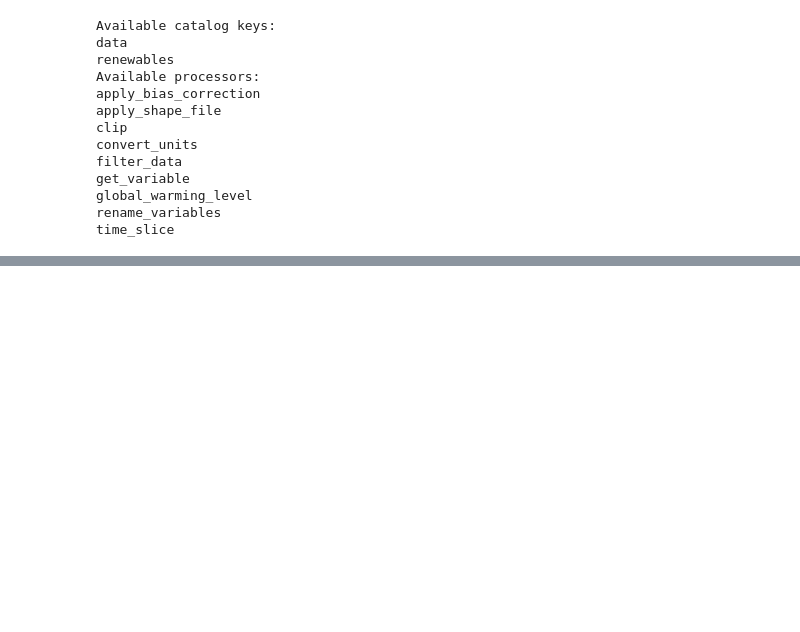
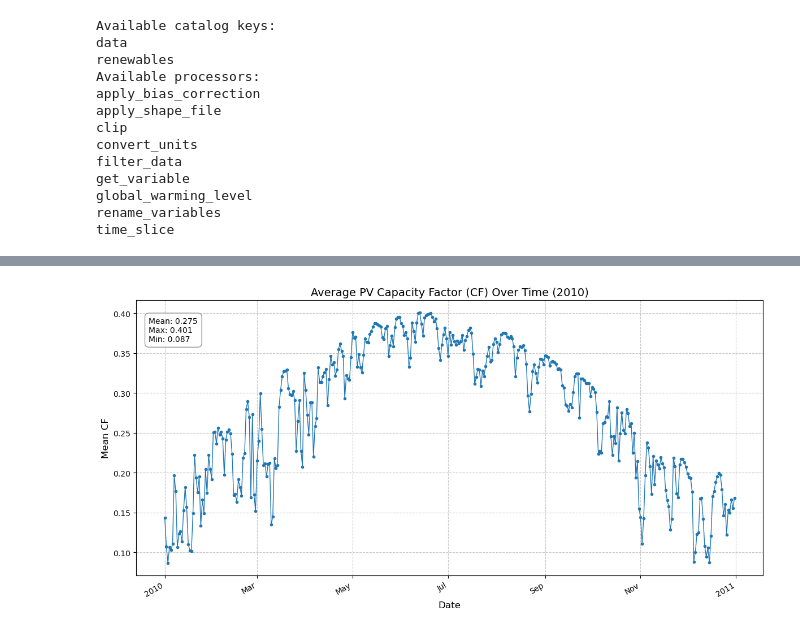
Before and after one commit to cal-adapt/climakitae, a Jupyter notebook: test.ipynb, the cells around one changed output, grey strips where cells are left out. Cells and saved outputs as stored; diff of their text form; code cells hidden in the pictures; blank space fills up the shorter version.

```diff
--- a/test.ipynb
+++ b/test.ipynb
@@ -158,0 +166,38 @@ adding map features...
+# %%
+# demonstrate time slicing
+# Get the first dataset from the clipped data
+time_range = ("2010-01-01", "2010-12-31")
+time_slice = TimeSlice(time_range)
+sliced_data = time_slice.execute(data, {})
+
+key = list(sliced_data.keys())[0]
+ds = data[key]
+ds_sliced = sliced_data[key]
+
+cf_time_series = ds_sliced['cf'].mean(dim=['x','y'])
+
+# Create a time series plot
+plt.figure(figsize=(12, 6))
+cf_time_series.plot(marker='o', linestyle='-', linewidth=1, markersize=3)
+
+plt.title('Average PV Capacity Factor (CF) Over Time (2010)', fontsize=14)
+plt.xlabel('Date', fontsize=12)
+plt.ylabel('Mean CF', fontsize=12)
+plt.grid(True, linestyle='--', alpha=0.7)
+
+# Format the x-axis date labels
+plt.gcf().autofmt_xdate()
+
+# Add statistics as text annotation
+mean_cf = cf_time_series.mean().values
+max_cf = cf_time_series.max().values
+min_cf = cf_time_series.min().values
+
+stats_text = f'Mean: {mean_cf:.3f}\nMax: {max_cf:.3f}\nMin: {min_cf:.3f}'
+plt.annotate(stats_text, xy=(0.02, 0.85), xycoords='axes fraction',
+             bbox=dict(boxstyle="round,pad=0.5", fc="white", ec="gray", alpha=0.8))
+
+plt.tight_layout()
+plt.show()
+# %% [output]
+[figure, added]
```
Also changed, not shown: parts of 8 cells of this notebook.
